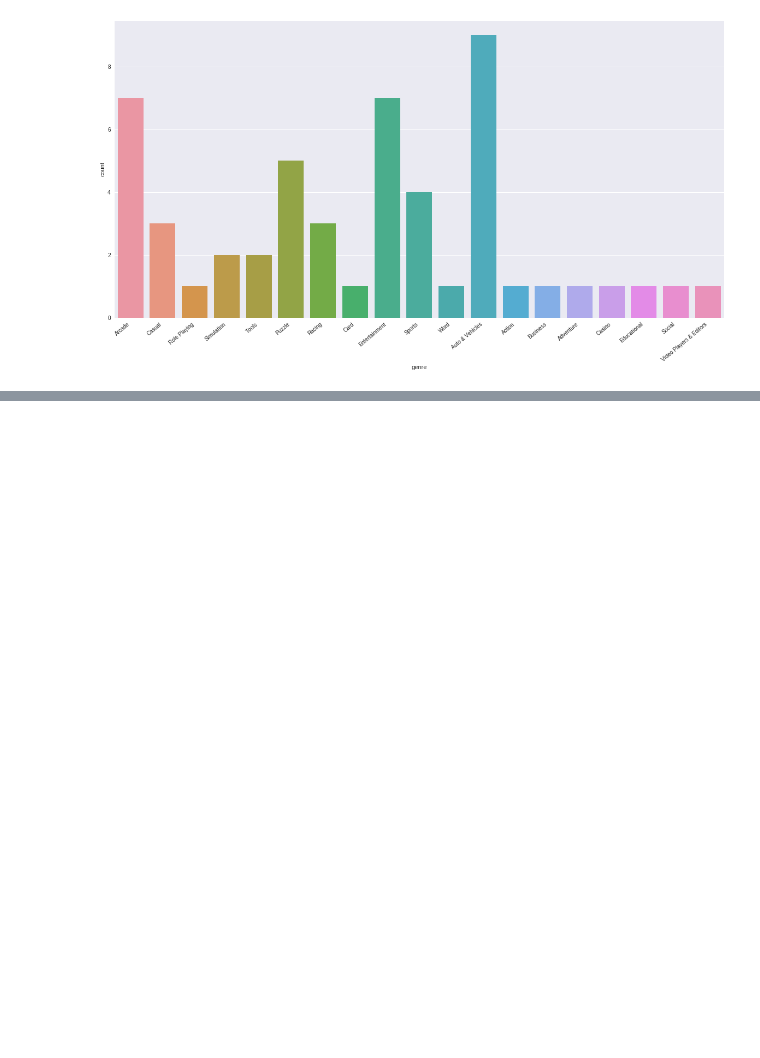
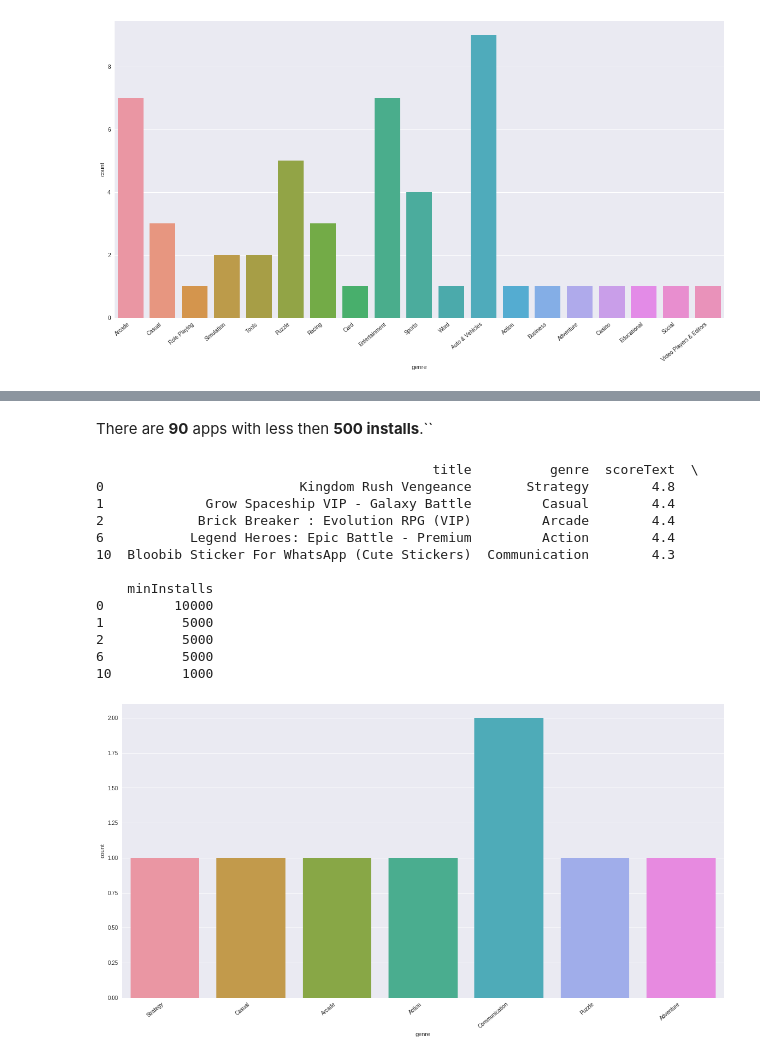
Before and after one commit to kevinpatelco/App_Trends, a Jupyter notebook: App_Trends.ipynb, the cells around one changed output, grey strips where cells are left out. Drawn from its saved outputs; the diff is of its cells as text; code cells hidden in the pictures; blank space fills up the shorter version.

```diff
--- a/App_Trends.ipynb
+++ b/App_Trends.ipynb
@@ -258,0 +367,24 @@ There are 52 apps in the top 200 which supports ad, has more than 50000 installs
+# %% [markdown]
+There are **90** apps with less then **500 installs**.``
+# %%
+print(new_paid_play[(new_paid_play['adSupported']) & (new_paid_play.minInstalls >= 500) & (new_paid_play.scoreText >= 4)][['title','genre','scoreText','minInstalls']].head())
+
+plt.figure(figsize = (20, 10))
+g = sns.countplot(x = new_paid_play[(new_paid_play['adSupported']) & (new_paid_play.minInstalls >= 500) & (new_paid_play.scoreText >= 4)]['genre'])
+g.set_xticklabels(g.get_xticklabels(), rotation=40, ha="right")
+plt.show()
+# %% [output]
+                                           title          genre  scoreText  \
+0                         Kingdom Rush Vengeance       Strategy        4.8
+1             Grow Spaceship VIP - Galaxy Battle         Casual        4.4
+2            Brick Breaker : Evolution RPG (VIP)         Arcade        4.4
+6           Legend Heroes: Epic Battle - Premium         Action        4.4
+10  Bloobib Sticker For WhatsApp (Cute Stickers)  Communication        4.3
+
+    minInstalls
+0         10000
+1          5000
+2          5000
+6          5000
+10         1000
+[figure, added]
```
Also changed, not shown: parts of 19 cells of this notebook.
